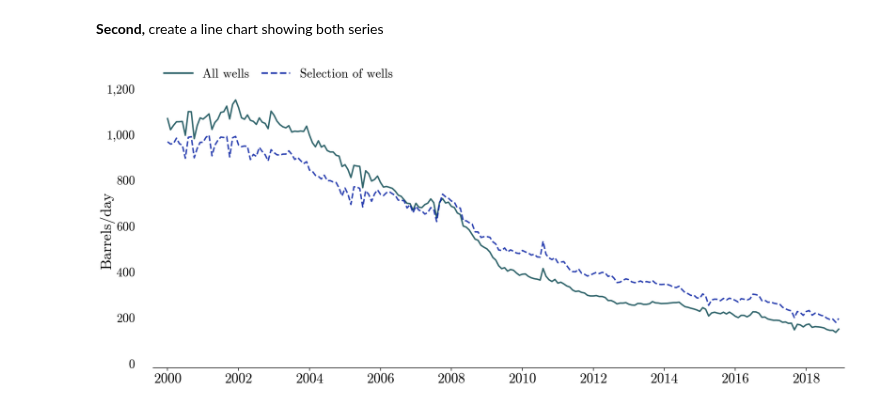
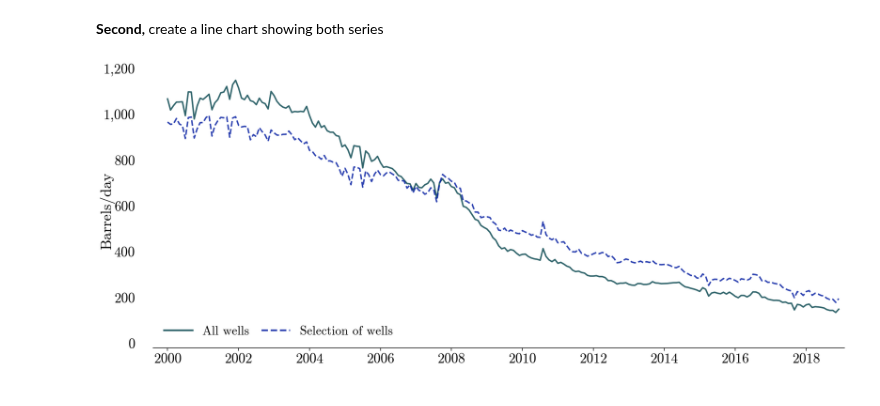
Before and after one commit to aleong92/pemex_analysis, a Jupyter notebook: code/notebooks/mean_well_production_chart.ipynb, the cells around one changed output. Cells and saved outputs as stored; diff of their text form; code cells hidden in the pictures.

Commit message:
Small legend position fix. Changed location from upper left to lower left

```diff
--- a/code/notebooks/mean_well_production_chart.ipynb
+++ b/code/notebooks/mean_well_production_chart.ipynb
@@ -45,7 +45,7 @@ for i in range(0,1201,200):
 
     ax.text(
         -11, i, f'{i:,}',
-        ha="right", va="baseline", fontsize=25,
+        ha="right", va="baseline", fontsize=28,
         fontfamily="cmr10", fontweight=100
     )
 
@@ -62,33 +62,33 @@ ax.spines["bottom"].set_capstyle("butt")
 ax.spines["left"].set_visible(False)
 ax.spines["top"].set_visible(False)
 ax.spines["right"].set_visible(False)
 
 # Mean well production series
 ax.plot(df_all_wells['avg_oil_prod_bd'].values, lw=3, color="#0D4A52", alpha=0.85)
 ax.plot(df_y5_wells['avg_oil_prod_bd'].values, lw=3, linestyle='--', color="#0922A4", alpha=0.85)
 
 # Legend settings
 legend_handles = [
     lines.Line2D([0], [0], color="#0D4A52", lw=3.5, alpha=0.85, label="All wells"),
     lines.Line2D([0], [0], color="#0922A4", lw=3.5, linestyle='--', alpha=0.85, label="Selection of wells")
 ]
 
 ax.legend(
     handles=legend_handles,
-    loc="upper left",
-    bbox_to_anchor=(0.0, 1.13),
+    loc="lower left",
+    bbox_to_anchor=(0.0, 0.0),
     bbox_transform=ax.transAxes,
     frameon=False,
     ncol=2,
     handlelength=2.3,
     columnspacing=1.0,
     prop={"family": "cmr10", "size": 25}
 )
 
 # Tight layout
 #fig.tight_layout()
 
 # Show plot
 plt.show()
 # %% [output]
-[figure, old version]
+[figure, new version]
```
